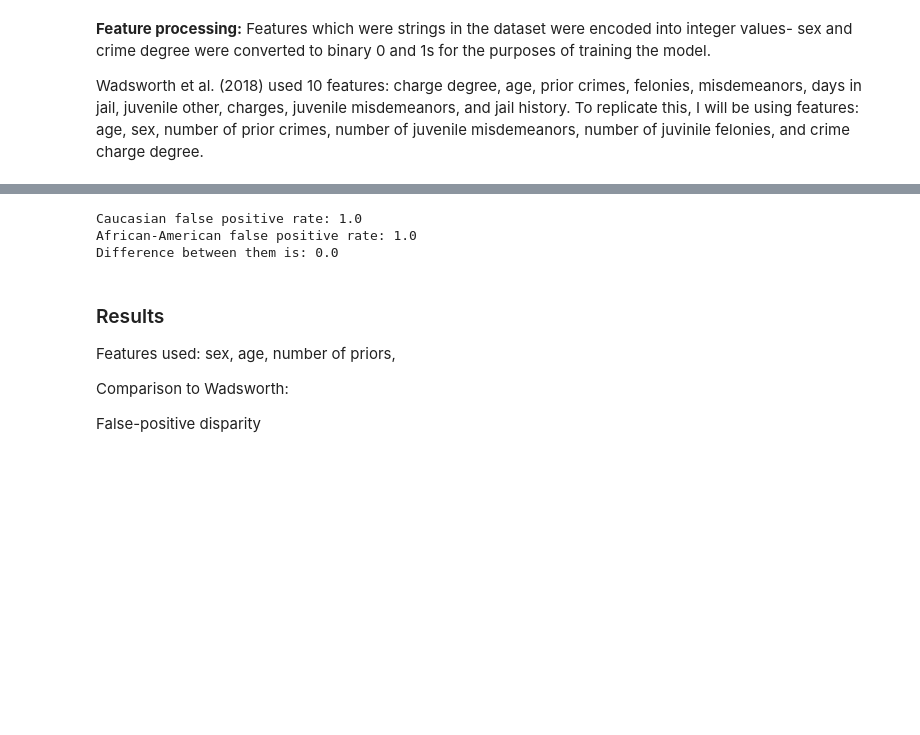
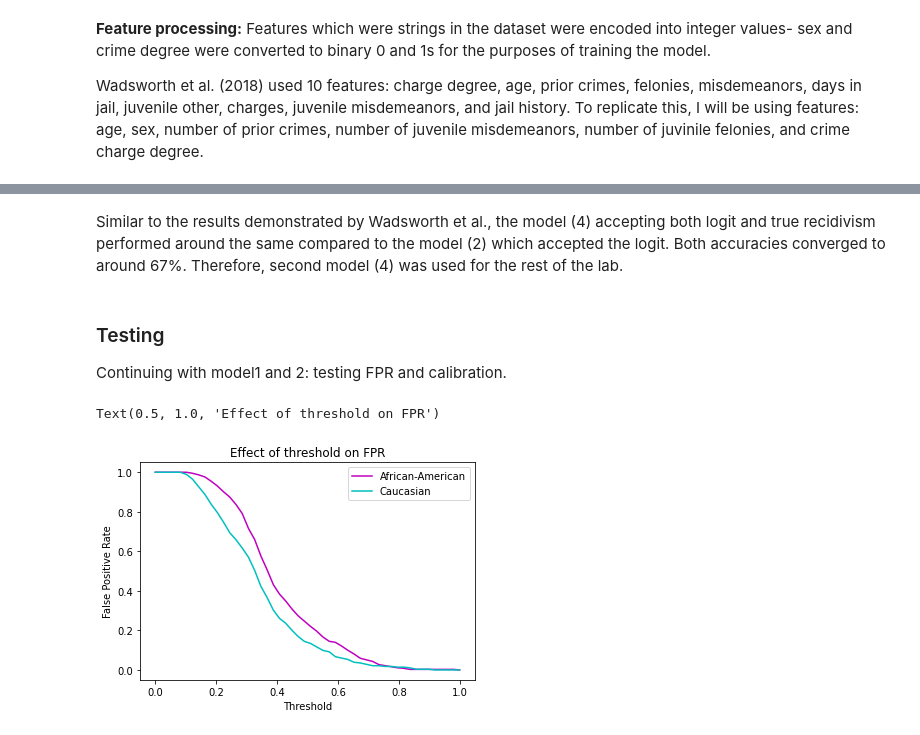
Before and after one commit to JuliaLWang8/Machine-Learning-Labs, a Jupyter notebook: ObservationalFairness_COMPAS.ipynb, the cells around one changed output, grey strips where cells are left out. Cells and saved outputs as stored; diff of their text form; code cells hidden in the pictures; blank space fills up the shorter version.

```diff
--- a/ObservationalFairness_COMPAS.ipynb
+++ b/ObservationalFairness_COMPAS.ipynb
@@ -458,34 +546,39 @@ Model accuracy is  tensor(0.6858) . Loss is:  -0.11769211292266846
+# %% [markdown]
+Similar to the results demonstrated by Wadsworth et al., the model (4) accepting both logit and true recidivism performed around the same compared to the model (2) which accepted the logit. Both accuracies converged to around 67%. Therefore, second model (4) was used for the rest of the lab.
+# %% [markdown]
+### Testing
+
+Continuing with model1 and 2: testing FPR and calibration.
 # %%
-caucasian_pred = model2(model1(cc_data)) # caucasian test set
-aa_pred = model2(model1(aa_data))       # african-american test set
-overall_pred = model2(model1((test_data))) # overall case with all demographics
+log1, caucasian_pred = model3(cc_data) # caucasian test set
+log2, aa_pred = model3(aa_data)       # african-american test set
+log3, overall_pred = model3(test_data) # overall case with all demographics
-# %%
-## Showing that the model fails to satisfy false-positive parity
-
-# Assigning model predictions to 0 or 1
-caucasian_pred_thresholded = torch.where(caucasian_pred > 0.5, 1, 0)
-aa_pred_thresholded = torch.where(aa_pred > 0.5, 1, 0)
-
-# Calculating false positive rate for each demographic
-caucasian_fpr = FalsePosRate(caucasian_pred_thresholded, cc_targets)
-print("Caucasian false positive rate:", caucasian_fpr)
-
-aa_fpr = FalsePosRate(aa_pred_thresholded, aa_targets)
-print("African-American false positive rate:", aa_fpr)
-
-## conclusion:
-print("Difference between them is:", aa_fpr - caucasian_fpr)
-
-#since the false positive rates were not the same between the 2,
-#there is no false positive parity
-# %% [output]
-Caucasian false positive rate: 1.0
-African-American false positive rate: 1.0
-Difference between them is: 0.0
-# %% [markdown]
-### Results
-Features used: sex, age, number of priors,
-
-Comparison to Wadsworth:
-
-False-positive disparity
+# %%
+## False positive parity for different thresholds
+
+thresholds = np.linspace(0, 1) # change threshold from 0 to 1 on the x-axis
+# generate FPR rates for cc and aa
+cc_fpr = []
+aa_fpr = []
+
+for i in thresholds:
+  # taking each model output with different thresholds
+  cc_thresholded = torch.where(caucasian_pred>i, 1, 0)
+  aa_thresholded = torch.where(aa_pred>i, 1, 0)
+  cc_fpr.append(FalsePosRate(cc_thresholded, cc_targets))
+  aa_fpr.append(FalsePosRate(aa_thresholded, aa_targets))
+
+# conversion to np array for plotting
+cc_fpr = np.array(cc_fpr)
+aa_fpr = np.array(aa_fpr)
+
+# plotting
+plt.plot(thresholds, aa_fpr, label = "African-American", color = "m")
+plt.plot(thresholds, cc_fpr, label = "Caucasian", color= "c")
+plt.legend()
+plt.xlabel("Threshold")
+plt.ylabel("False Positive Rate")
+plt.title("Effect of threshold on FPR")
+# %% [output]
+Text(0.5, 1.0, 'Effect of threshold on FPR')
+[figure, added]
```
Also changed, not shown: parts of 24 cells of this notebook.
